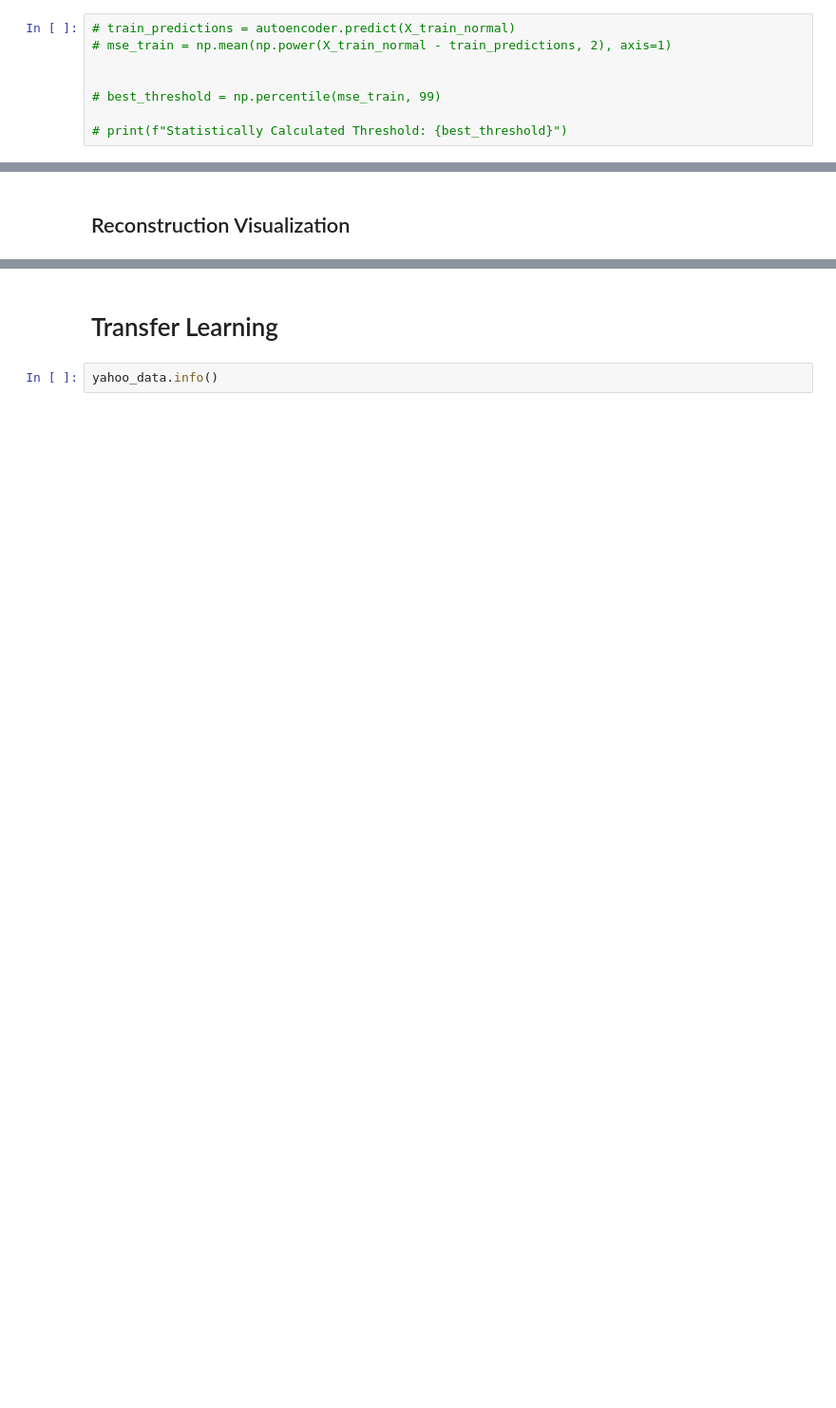
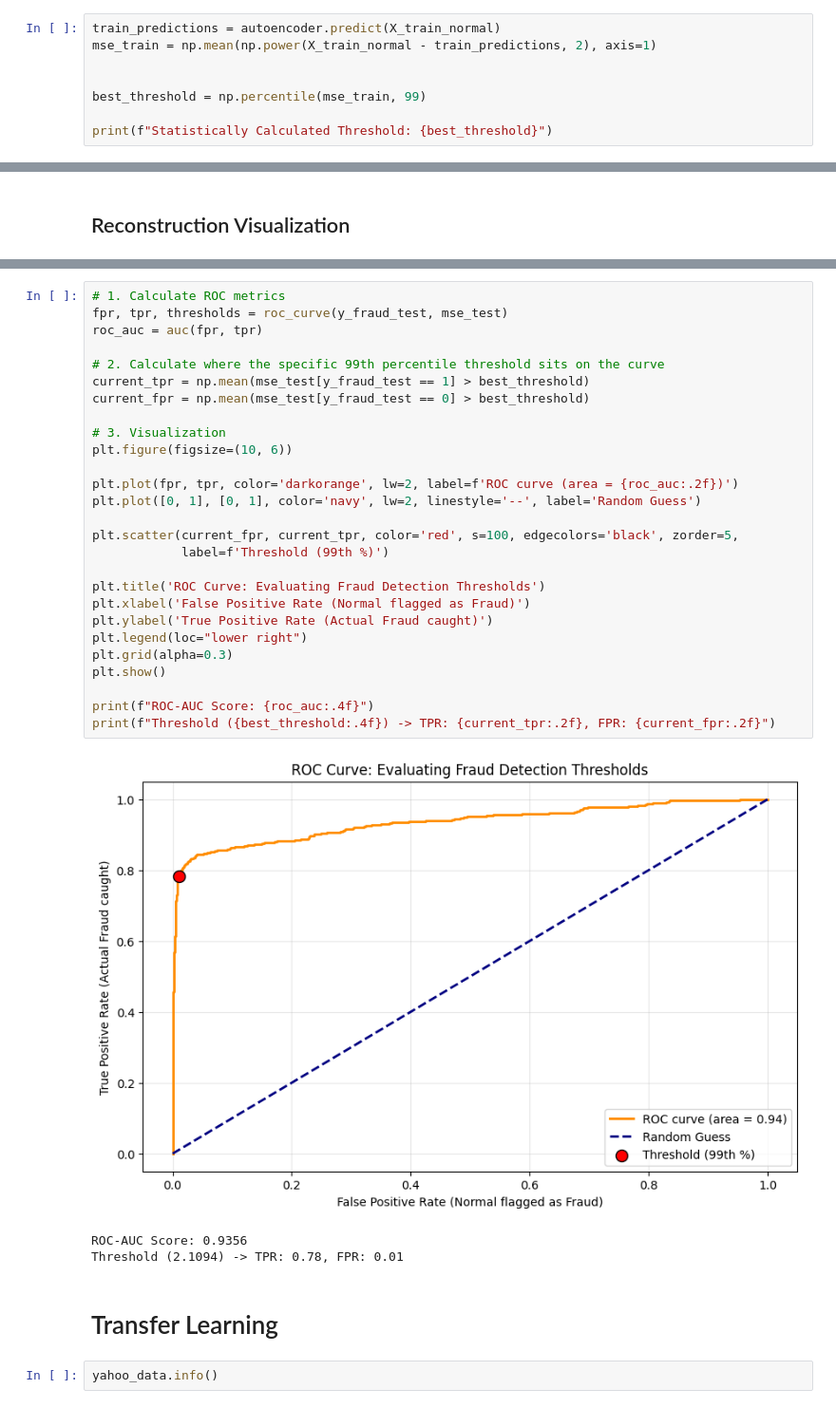
Before and after one commit to Mariam-Badr-MB/Finance-Intelligence-System, a Jupyter notebook: finance-intelligence-system.ipynb, the cells around one changed output, grey strips where cells are left out. Shown at 95% size. Cells and saved outputs as stored; diff of their text form; blank space fills up the shorter version.

Commit message:
Added ROC-AUC in Anomaly Detection

```diff
--- a/finance-intelligence-system.ipynb
+++ b/finance-intelligence-system.ipynb
@@ -1088,10 +1120,10 @@ Applied to **Yahoo Finance Stock Return Prediction**.
 # %% [markdown]
 ## Predictions
 # %%
-# train_predictions = autoencoder.predict(X_train_normal)
-# mse_train = np.mean(np.power(X_train_normal - train_predictions, 2), axis=1)
+train_predictions = autoencoder.predict(X_train_normal)
+mse_train = np.mean(np.power(X_train_normal - train_predictions, 2), axis=1)
 
 
-# best_threshold = np.percentile(mse_train, 99)
+best_threshold = np.percentile(mse_train, 99)
 
-# print(f"Statistically Calculated Threshold: {best_threshold}")
+print(f"Statistically Calculated Threshold: {best_threshold}")
@@ -1125,3 +1174,34 @@ Applied to **Yahoo Finance Stock Return Prediction**.
+# %%
+# 1. Calculate ROC metrics
+fpr, tpr, thresholds = roc_curve(y_fraud_test, mse_test)
+roc_auc = auc(fpr, tpr)
+
+# 2. Calculate where the specific 99th percentile threshold sits on the curve
+current_tpr = np.mean(mse_test[y_fraud_test == 1] > best_threshold)
+current_fpr = np.mean(mse_test[y_fraud_test == 0] > best_threshold)
+
+# 3. Visualization
+plt.figure(figsize=(10, 6))
+
+plt.plot(fpr, tpr, color='darkorange', lw=2, label=f'ROC curve (area = {roc_auc:.2f})')
+plt.plot([0, 1], [0, 1], color='navy', lw=2, linestyle='--', label='Random Guess')
+
+plt.scatter(current_fpr, current_tpr, color='red', s=100, edgecolors='black', zorder=5,
+            label=f'Threshold (99th %)')
+
+plt.title('ROC Curve: Evaluating Fraud Detection Thresholds')
+plt.xlabel('False Positive Rate (Normal flagged as Fraud)')
+plt.ylabel('True Positive Rate (Actual Fraud caught)')
+plt.legend(loc="lower right")
+plt.grid(alpha=0.3)
+plt.show()
+
+print(f"ROC-AUC Score: {roc_auc:.4f}")
+print(f"Threshold ({best_threshold:.4f}) -> TPR: {current_tpr:.2f}, FPR: {current_fpr:.2f}")
+# %% [output]
+[figure, added]
+ROC-AUC Score: 0.9356
+Threshold (2.1094) -> TPR: 0.78, FPR: 0.01
 # %% [markdown]
 # Transfer Learning
 # %%
```
Also changed, not shown: parts of 20 cells of this notebook.
